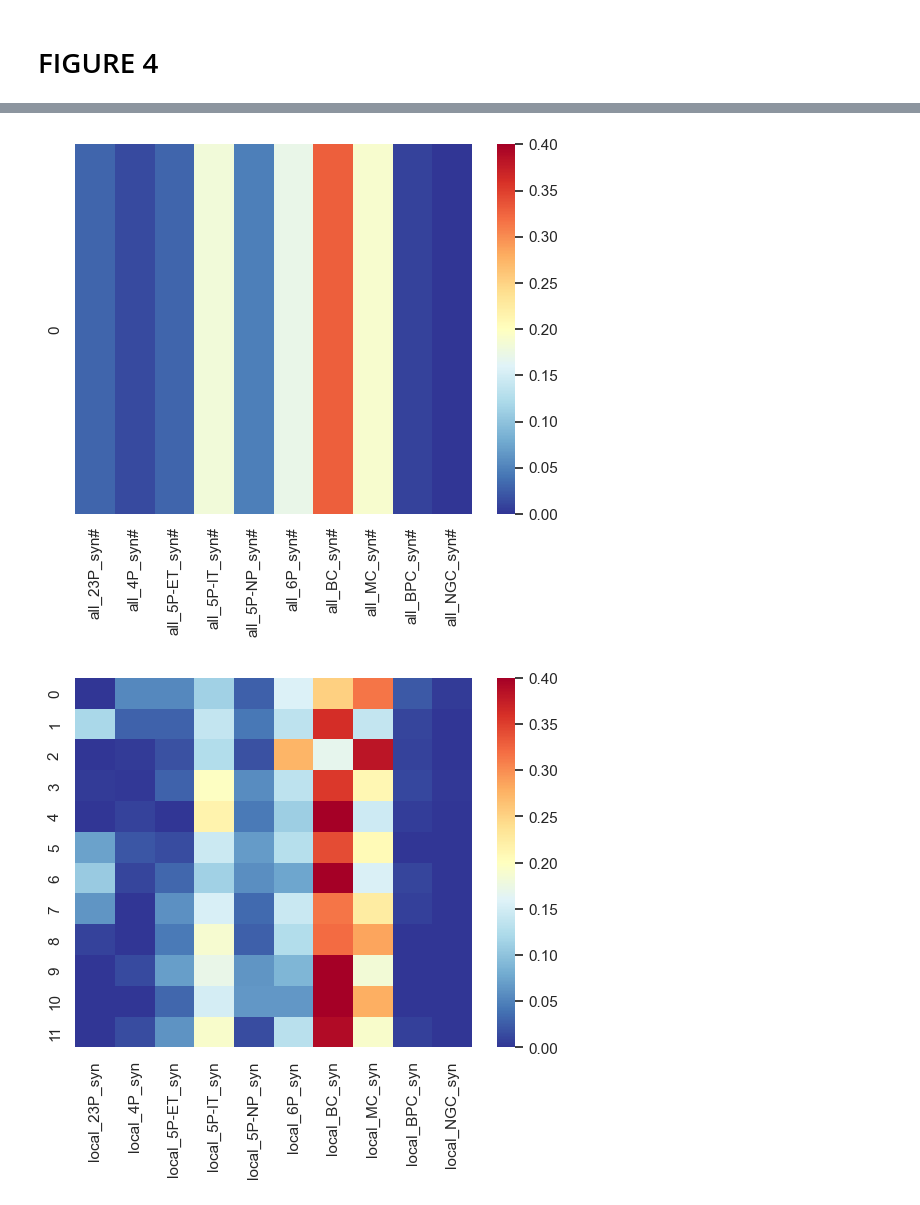
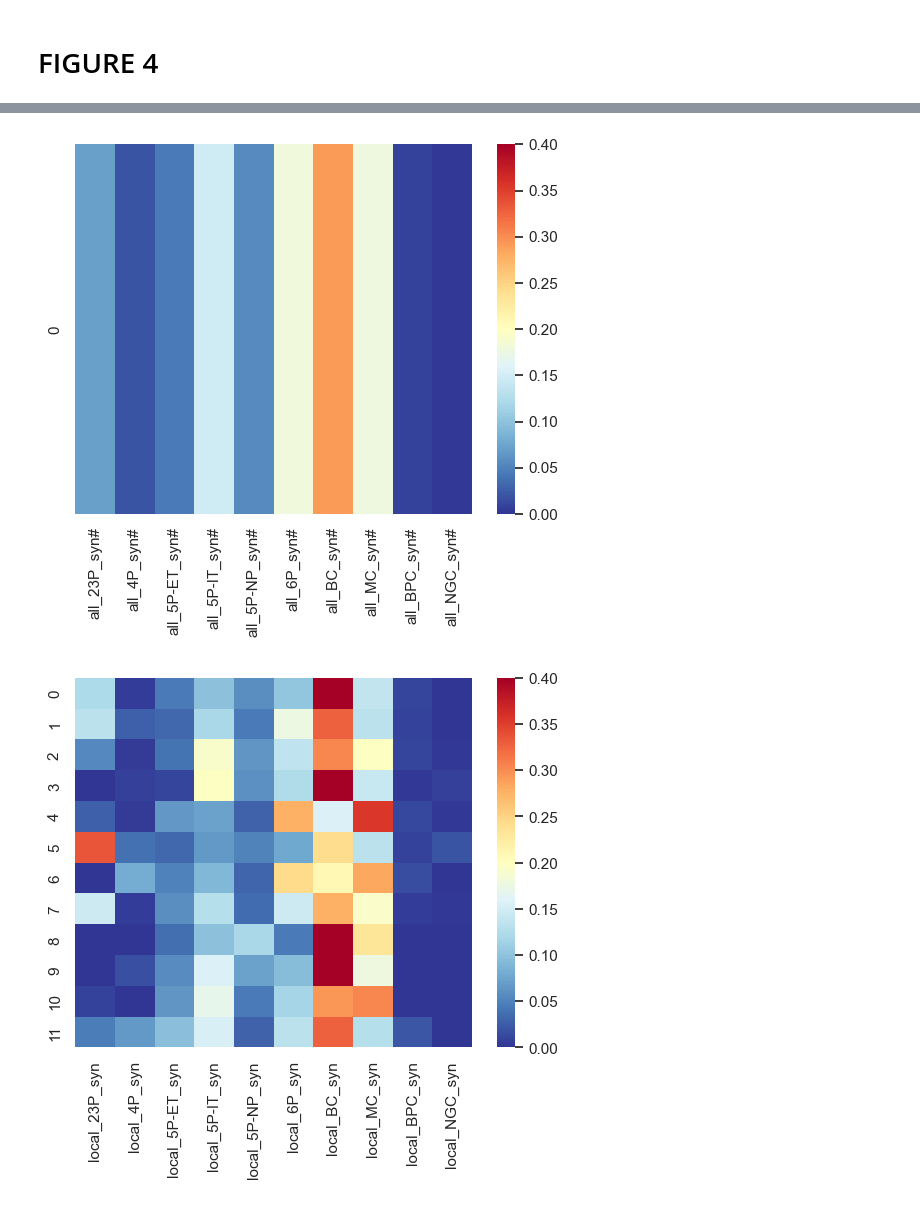
Before and after one commit to AllenInstitute/ET_connectivity, a Jupyter notebook: ET_manuscript_Figure_4.ipynb, the cells around one changed output, grey strips where cells are left out. Drawn from its saved outputs; the diff is of its cells as text; code cells hidden in the pictures.

Commit message:
Figure 4 update NN2 submissionr

```diff
--- a/ET_manuscript_Figure_4.ipynb
+++ b/ET_manuscript_Figure_4.ipynb
@@ -21,5 +21,5 @@ pd.options.display.max_rows = None
 pd.options.display.max_columns = None
 
 #Load dataframe
-synapse_table = pd.read_feather("ET_extended_synapse_table.feather")
+synapse_table = pd.read_feather("ET_extended_synapse_table_revision.feather")
 # %%
@@ -374,4 +321,5 @@ plt.show()
 # %%
+# MAIN
 # FIGURE 4.a lower PANNEL
 
 import pandas as pd
@@ -389,9 +337,10 @@ sns.set()
 ax = sns.heatmap(total_percentages.transpose(), cmap='RdYlBu_r', vmin=0, vmax=0.40)
 
 
-plt.savefig("Fig4a_heatmap_all_synapses_ETsum.pdf", format='pdf', dpi=1200)
+#plt.savefig("Fig4a_heatmap_all_synapses_ETsum.pdf", format='pdf', dpi=1200)
+plt.savefig('Fig4a_heatmap_all_synapses_ETsum_revision.eps')
 
 plt.show()
 # %% [output]
-[figure, old version]
+[figure, new version]
 # %%
@@ -641,7 +591,8 @@ for ii,pre_soma_ID in enumerate(pre_soma_IDs):
 synapse_area_table_values = pd.DataFrame(values)
 synapse_area_table_percentage = pd.DataFrame(percentage)
 # %%
-#Figure 4.b (individual cells)
+# MAIN
+# Figure 4.b (individual cells)
 
 import pandas as pd
 import numpy as np
@@ -660,36 +611,39 @@ heat_synapse_table_V1_local = heat_synapse_table_V1_local.rename(columns = {'V1_
                                                                            'V1_MC_syn': 'local_MC_syn',
                                                                            'V1_BPC_syn': 'local_BPC_syn',
                                                                            'V1_NGC_syn': 'local_NGC_syn'})
 
 
 
 heat_synapse_table_HVA_local = synapse_area_table_percentage[synapse_area_table_percentage['local_area'] == 'hva'][['HVA_23P_syn','HVA_4P_syn','HVA_5P-ET_syn','HVA_5P-IT_syn','HVA_5P-NP_syn','HVA_6P_syn','HVA_BC_syn','HVA_MC_syn','HVA_BPC_syn','HVA_NGC_syn']]
 heat_synapse_table_HVA_local = heat_synapse_table_HVA_local.rename(columns = {'HVA_23P_syn': 'local_23P_syn',
                                                                            'HVA_4P_syn': 'local_4P_syn',
                                                                            'HVA_5P-ET_syn': 'local_5P-ET_syn',
                                                                            'HVA_5P-IT_syn': 'local_5P-IT_syn',
                                                                            'HVA_5P-NP_syn': 'local_5P-NP_syn',
                                                                            'HVA_6P_syn': 'local_6P_syn',
                                                                            'HVA_BC_syn': 'local_BC_syn',
                                                                            'HVA_MC_syn': 'local_MC_syn',
                                                                            'HVA_BPC_syn': 'local_BPC_syn',
                                                                            'HVA_NGC_syn': 'local_NGC_syn'})
 
 
 heat_synapse_table_area_local = pd.concat([heat_synapse_table_V1_local, heat_synapse_table_HVA_local]).reset_index(drop=True)
 
-otal_percentages_local = pd.DataFrame(short_synapse_local.sum()) / pd.DataFrame(short_synapse_local.sum()).sum()
+#total_percentages_local = pd.DataFrame(short_synapse_local.sum()) / pd.DataFrame(short_synapse_local.sum()).sum()
 
 sns.set()
 
 ax = sns.heatmap(heat_synapse_table_area_local, cmap='RdYlBu_r', vmin=0, vmax=0.40)
 
 
-plt.savefig("Fig4b_heatmap_local.pdf", format='pdf', dpi=1200)
+#plt.savefig("Fig4b_heatmap_local.pdf", format='pdf', dpi=1200)
+plt.savefig('Fig4b_heatmap_local_individual_ETneurons_revision.eps')
+
+
 
 plt.show()
 # %% [output]
-[figure, old version]
+[figure, new version]
 # %%
 #Figure 4.b (total)
 
```
Also changed, not shown: parts of 23 cells of this notebook.
